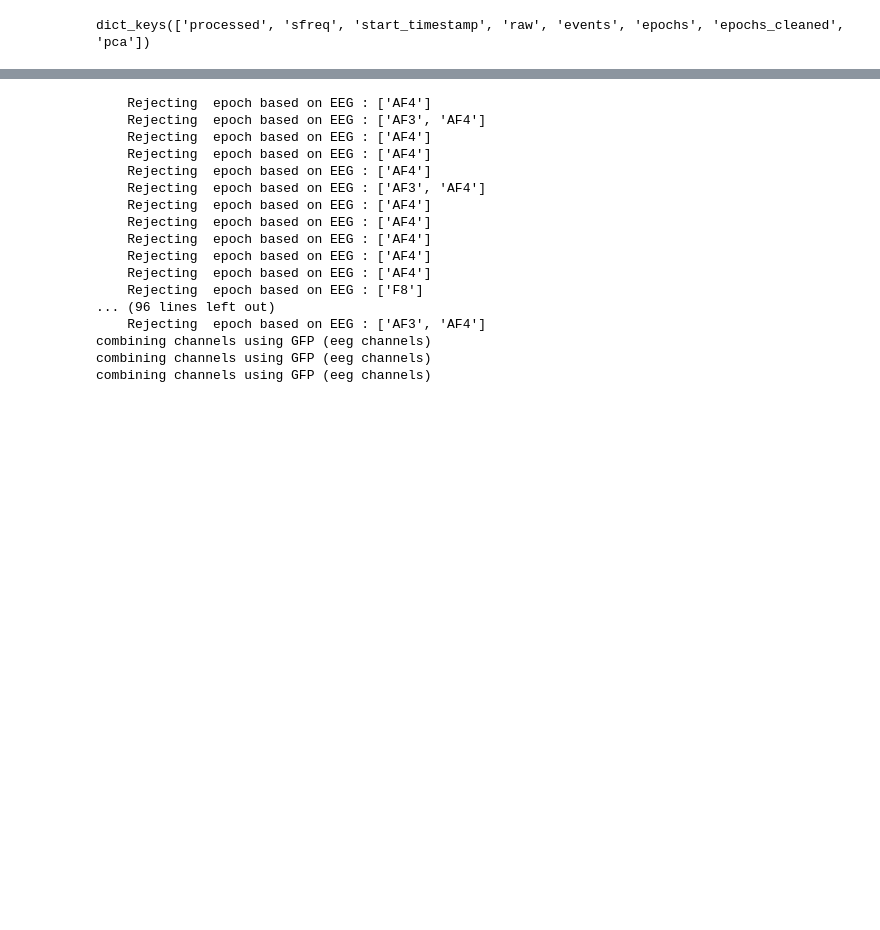
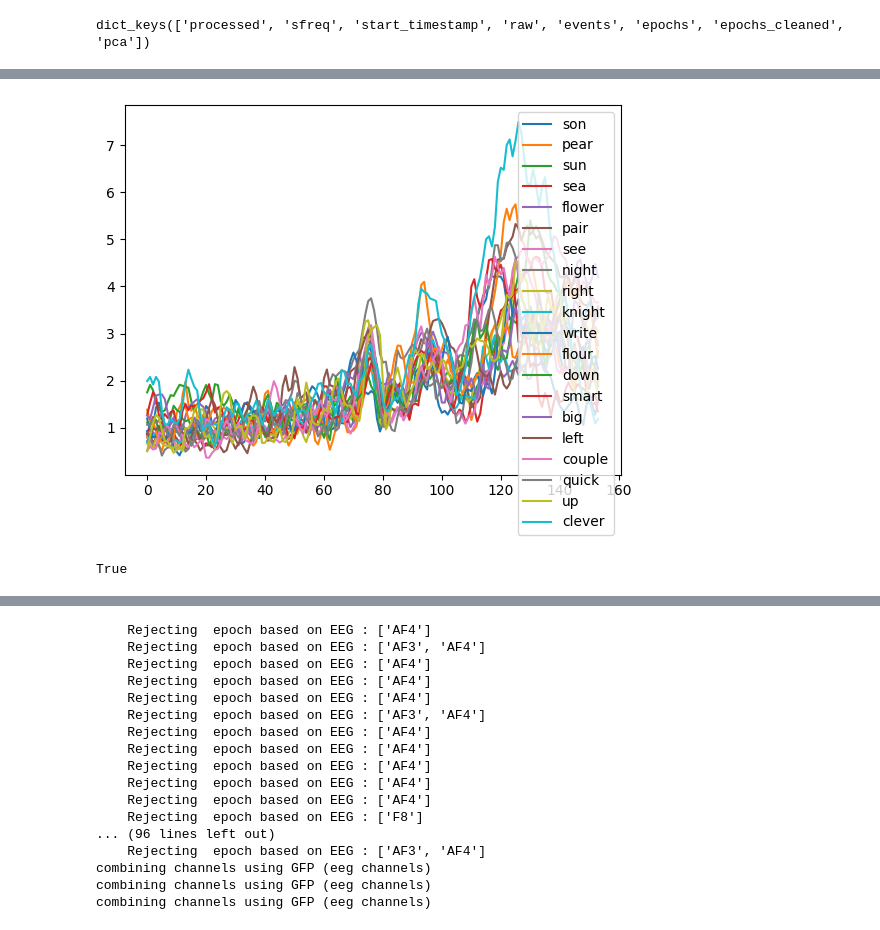
Before and after one commit to nasseralbess/imagined-speech, a Jupyter notebook: simpler.ipynb, the cells around one changed output, grey strips where cells are left out. Saved outputs shown, nothing was run; the diff lists cells and outputs as text; code cells hidden in the pictures; blank space fills up the shorter version.

```diff
--- a/simpler.ipynb
+++ b/simpler.ipynb
@@ -586,0 +746,12 @@ plt.show()
+# %%
+for word in ['son', 'pear', 'sun', 'sea', 'flower', 'pair', 'see', 'night',
+                'right', 'knight', 'write', 'flour',
+                'down', 'smart', 'big',
+                'left', 'couple', 'quick',
+                'up', 'clever']:
+    word_epochs = X[y==label_map[word]]
+    plt.plot(gfp(np.average(word_epochs, axis=0))*1e6, label = word)
+plt.legend()
+plt.show()
+# %% [output]
+[figure, added]
@@ -586,0 +764,4 @@ plt.show()
+# %%
+not np.array([True,False,True]).all()
+# %% [output]
+True
```
Also changed, not shown: parts of 59 cells of this notebook, 1 other file.
